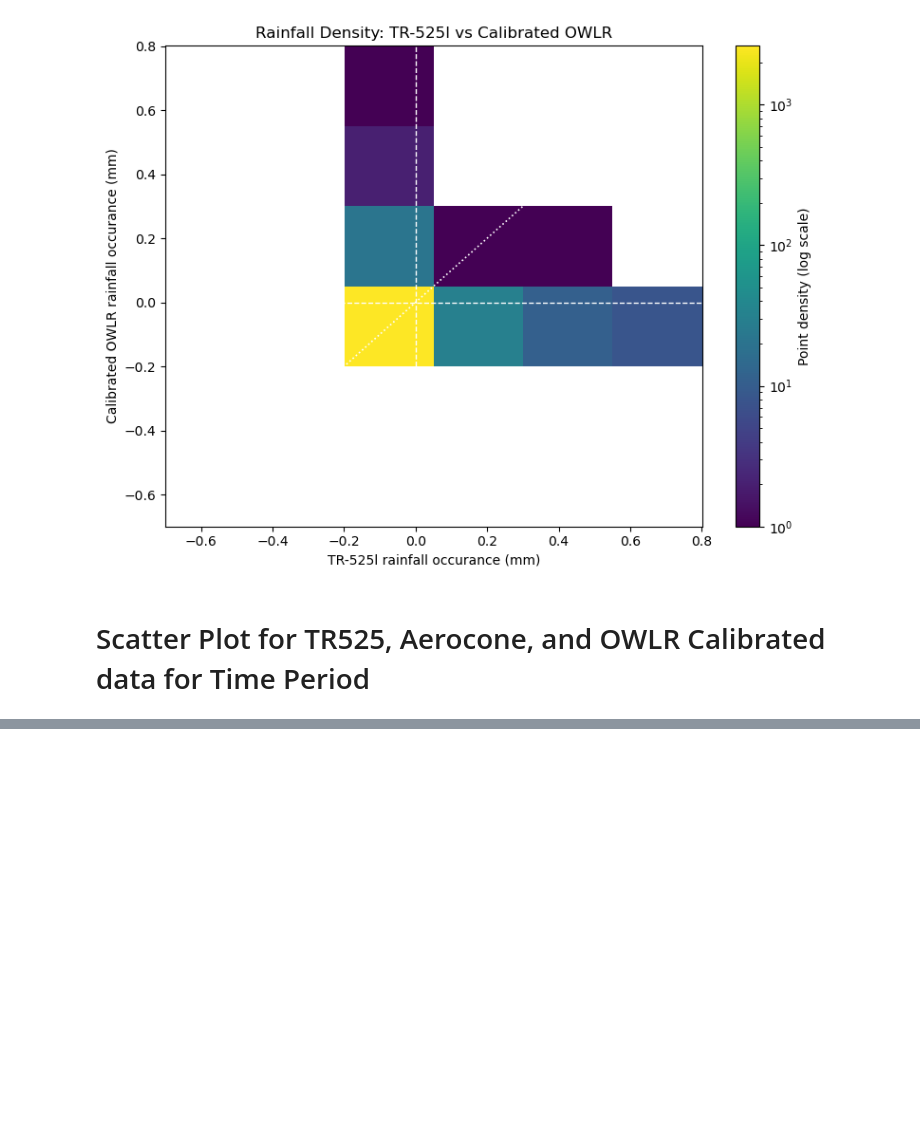
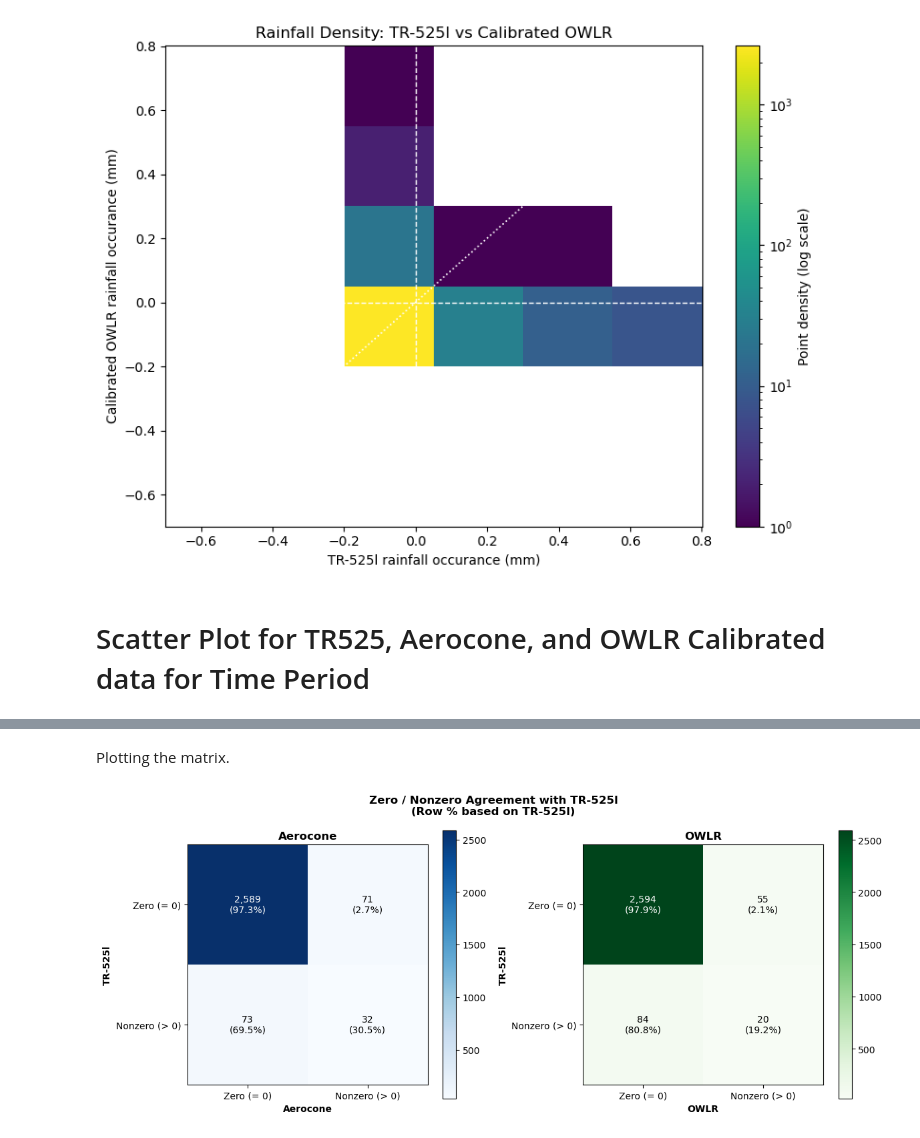
Before and after one commit to COAST-Lab/Open-Water-Level-and-Rainfall-Sensor, a Jupyter notebook: Data Analysis/rainfallAnalysisUpdated.ipynb, the cells around one changed output, grey strips where cells are left out. Cells and saved outputs as stored; diff of their text form; code cells hidden in the pictures; blank space fills up the shorter version.

```diff
--- a/Data Analysis/rainfallAnalysisUpdated.ipynb
+++ b/Data Analysis/rainfallAnalysisUpdated.ipynb
@@ -726,0 +854,39 @@ OWLR calibrated points plotted: 2753
+# %% [markdown]
+Plotting the matrix.
+# %%
+fig, axes = plt.subplots(1, 2, figsize=(12, 5))
+
+for ax, res in zip(axes, results):
+    counts = res["counts"]
+    row_pct = res["row_pct"]
+
+    im = ax.imshow(counts, cmap=res["cmap"])
+
+    labels = ["Zero (= 0)", "Nonzero (> 0)"]
+    ax.set_xticks([0, 1]); ax.set_xticklabels(labels)
+    ax.set_yticks([0, 1]); ax.set_yticklabels(labels)
+
+    ax.set_xlabel(res["label"], fontweight='bold')
+    ax.set_ylabel("TR-525l", fontweight='bold')
+    ax.set_title(res["label"], fontweight='bold')
+
+    for i in range(2):
+        for j in range(2):
+            val = counts[i, j]
+            pct = row_pct[i, j]
+            color = 'white' if val > counts.max() * 0.6 else 'black'
+
+            ax.text(j, i, f"{val:,}\n({pct:.1f}%)",
+                    ha='center', va='center', color=color)
+
+    plt.colorbar(im, ax=ax)
+
+fig.suptitle(
+    "Zero / Nonzero Agreement with TR-525l\n(Row % based on TR-525l)",
+    fontweight='bold'
+)
+
+plt.tight_layout()
+plt.show()
+# %% [output]
+[figure, added]
```
Also changed, not shown: parts of 12 cells of this notebook.
